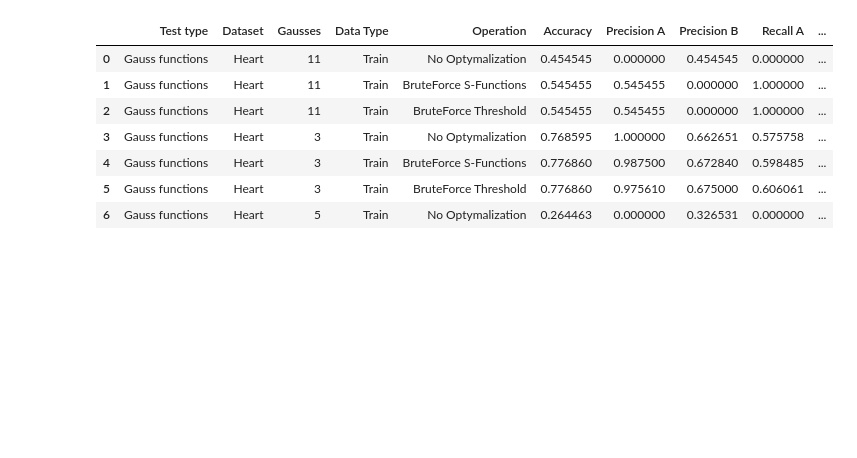
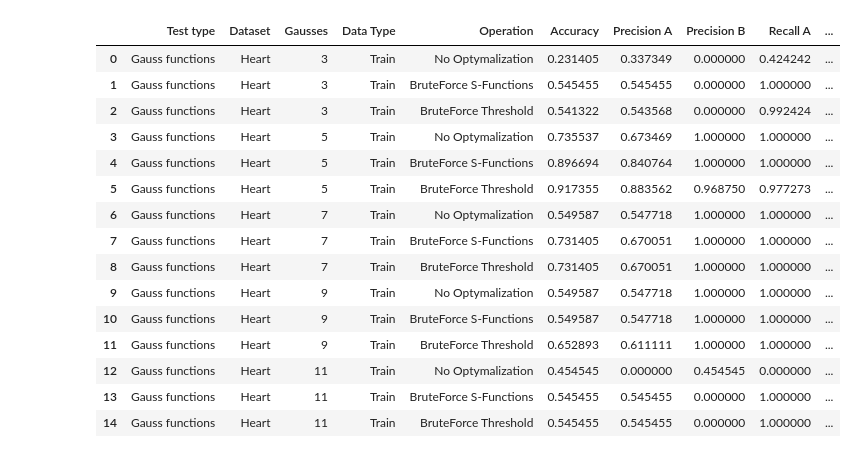
Before and after one commit to AdamDlubak/Ki67, a Jupyter notebook: Test - Datasets/Summary.ipynb, the cells around one changed output. Cells and saved outputs as stored; diff of their text form; code cells hidden in the pictures; blank space fills up the shorter version.

Commit message:
Datasets test in progress

```diff
--- a/Test - Datasets/Summary.ipynb
+++ b/Test - Datasets/Summary.ipynb
@@ -45,5 +45,5 @@ parameters_df = helper.loadFuzzificationParameters()
 # %%
-dataset_stats = helper.loadDatasetResults("Breast Cancer Data")
+dataset_stats_breast = helper.loadDatasetResults("Breast Cancer Data")
 # %% [output]
 |  | Test type | Dataset | Gausses | Data Type | Operation | Accuracy | Precision A | Precision B | Recall A | ... |
 | 0 | Gauss functions | Breast Cancer Data | 3 | Train | No Optymalization | 0.226374 | 0.000000 | 0.265464 | 0.000000 | ... |
@@ -64,0 +64,2 @@ dataset_stats = helper.loadDatasetResults("Breast Cancer Data")
+# %%
+dataset_stats_wisconsin = helper.loadDatasetResults("Breast Cancer Wisconsin")
@@ -65,5 +77,5 @@ dataset_stats = helper.loadDatasetResults("Breast Cancer Data")
 # %%
-dataset_stats = helper.loadDatasetResults("Data Banknote Authentication")
+dataset_stats_banknote = helper.loadDatasetResults("Data Banknote Authentication")
 # %% [output]
 |  | Test type | Dataset | Gausses | Data Type | Operation | Accuracy | Precision A | Precision B | Recall A | ... |
 | 0 | Gauss functions | Data Banknote Authentication | 3 | Train | No Optymalization | 0.663628 | 1.000000 | 0.622699 | 0.243852 | ... |
@@ -84,4 +96,4 @@ dataset_stats = helper.loadDatasetResults("Data Banknote Authentication")
 # %%
-dataset_stats = helper.loadDatasetResults("Haberman")
+dataset_stats_haberman = helper.loadDatasetResults("Haberman")
 # %% [output]
 |  | Test type | Dataset | Gausses | Data Type | Operation | Accuracy | Precision A | Precision B | Recall A | ... |
@@ -100,12 +115,20 @@ dataset_stats = helper.loadDatasetResults("Haberman")
 # %%
-dataset_stats = helper.loadDatasetResults("Heart")
+dataset_stats_heart = helper.loadDatasetResults("Heart")
 # %% [output]
 |  | Test type | Dataset | Gausses | Data Type | Operation | Accuracy | Precision A | Precision B | Recall A | ... |
-| 0 | Gauss functions | Heart | 11 | Train | No Optymalization | 0.454545 | 0.000000 | 0.454545 | 0.000000 | ... |
-| 1 | Gauss functions | Heart | 11 | Train | BruteForce S-Functions | 0.545455 | 0.545455 | 0.000000 | 1.000000 | ... |
-| 2 | Gauss functions | Heart | 11 | Train | BruteForce Threshold | 0.545455 | 0.545455 | 0.000000 | 1.000000 | ... |
-| 3 | Gauss functions | Heart | 3 | Train | No Optymalization | 0.768595 | 1.000000 | 0.662651 | 0.575758 | ... |
-| 4 | Gauss functions | Heart | 3 | Train | BruteForce S-Functions | 0.776860 | 0.987500 | 0.672840 | 0.598485 | ... |
-| 5 | Gauss functions | Heart | 3 | Train | BruteForce Threshold | 0.776860 | 0.975610 | 0.675000 | 0.606061 | ... |
-| 6 | Gauss functions | Heart | 5 | Train | No Optymalization | 0.264463 | 0.000000 | 0.326531 | 0.000000 | ... |
+| 0 | Gauss functions | Heart | 3 | Train | No Optymalization | 0.231405 | 0.337349 | 0.000000 | 0.424242 | ... |
+| 1 | Gauss functions | Heart | 3 | Train | BruteForce S-Functions | 0.545455 | 0.545455 | 0.000000 | 1.000000 | ... |
+| 2 | Gauss functions | Heart | 3 | Train | BruteForce Threshold | 0.541322 | 0.543568 | 0.000000 | 0.992424 | ... |
+| 3 | Gauss functions | Heart | 5 | Train | No Optymalization | 0.735537 | 0.673469 | 1.000000 | 1.000000 | ... |
+| 4 | Gauss functions | Heart | 5 | Train | BruteForce S-Functions | 0.896694 | 0.840764 | 1.000000 | 1.000000 | ... |
+| 5 | Gauss functions | Heart | 5 | Train | BruteForce Threshold | 0.917355 | 0.883562 | 0.968750 | 0.977273 | ... |
+| 6 | Gauss functions | Heart | 7 | Train | No Optymalization | 0.549587 | 0.547718 | 1.000000 | 1.000000 | ... |
+| 7 | Gauss functions | Heart | 7 | Train | BruteForce S-Functions | 0.731405 | 0.670051 | 1.000000 | 1.000000 | ... |
+| 8 | Gauss functions | Heart | 7 | Train | BruteForce Threshold | 0.731405 | 0.670051 | 1.000000 | 1.000000 | ... |
+| 9 | Gauss functions | Heart | 9 | Train | No Optymalization | 0.549587 | 0.547718 | 1.000000 | 1.000000 | ... |
+| 10 | Gauss functions | Heart | 9 | Train | BruteForce S-Functions | 0.549587 | 0.547718 | 1.000000 | 1.000000 | ... |
+| 11 | Gauss functions | Heart | 9 | Train | BruteForce Threshold | 0.652893 | 0.611111 | 1.000000 | 1.000000 | ... |
+| 12 | Gauss functions | Heart | 11 | Train | No Optymalization | 0.454545 | 0.000000 | 0.454545 | 0.000000 | ... |
+| 13 | Gauss functions | Heart | 11 | Train | BruteForce S-Functions | 0.545455 | 0.545455 | 0.000000 | 1.000000 | ... |
+| 14 | Gauss functions | Heart | 11 | Train | BruteForce Threshold | 0.545455 | 0.545455 | 0.000000 | 1.000000 | ... |
 # %%
```
Also changed, not shown: parts of 15 cells of this notebook, 44 other files.
